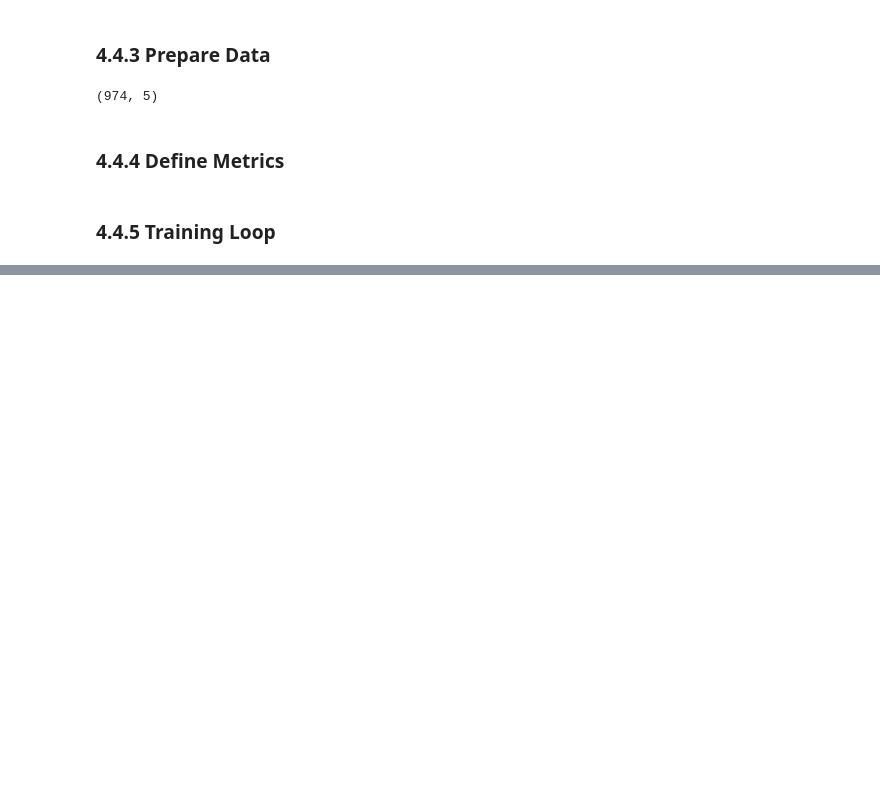
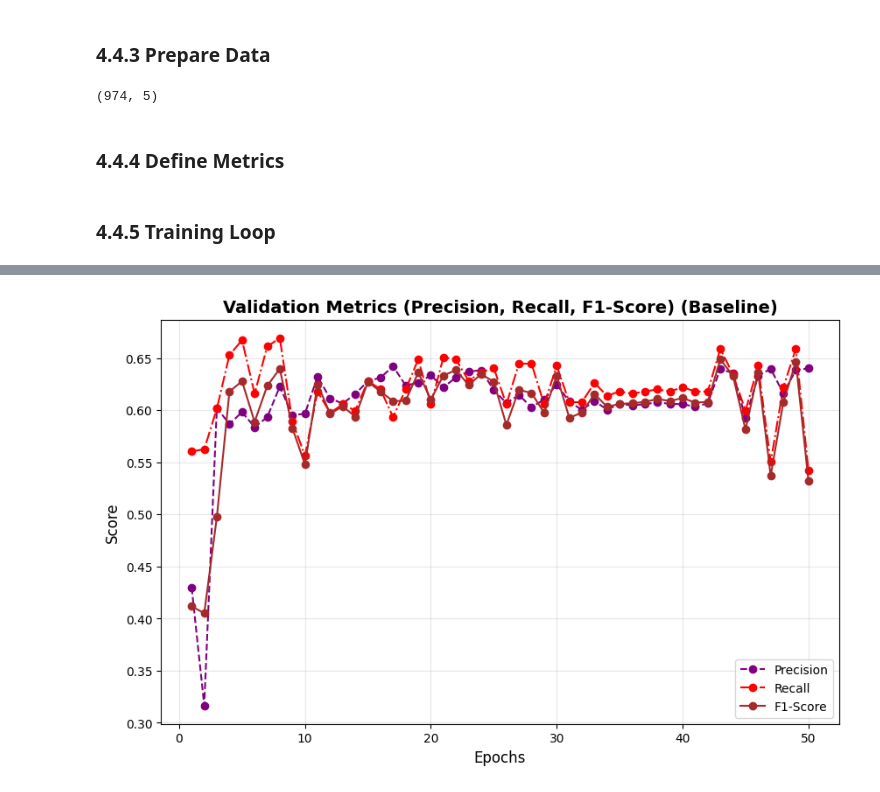
Before and after one commit to wenqingmao/aws-distillation-project, a Jupyter notebook: student_baseline.ipynb, the cells around one changed output, grey strips where cells are left out. Cells and saved outputs as stored; diff of their text form; code cells hidden in the pictures; blank space fills up the shorter version.

```diff
--- a/student_baseline.ipynb
+++ b/student_baseline.ipynb
@@ -235,0 +300,14 @@ Early stopping triggered
+# %%
+# Plot Precision, Recall, and F1-Score
+plt.figure(figsize=(10, 6))
+plt.plot(epochs, val_precisions, label="Precision", marker="o", linestyle="--", color="purple")
+plt.plot(epochs, val_recalls, label="Recall", marker="o", linestyle="-.", color="red")
+plt.plot(epochs, val_f1_scores, label="F1-Score", marker="o", linestyle="-", color="brown")
+plt.xlabel("Epochs", fontsize=12)
+plt.ylabel("Score", fontsize=12)
+plt.title("Validation Metrics (Precision, Recall, F1-Score) (Baseline)", fontsize=14, fontweight="bold")
+plt.legend(fontsize=10)
+plt.grid(alpha=0.3)
+plt.show()
+# %% [output]
+[figure, added]
```
Also changed, not shown: parts of 8 cells of this notebook.
